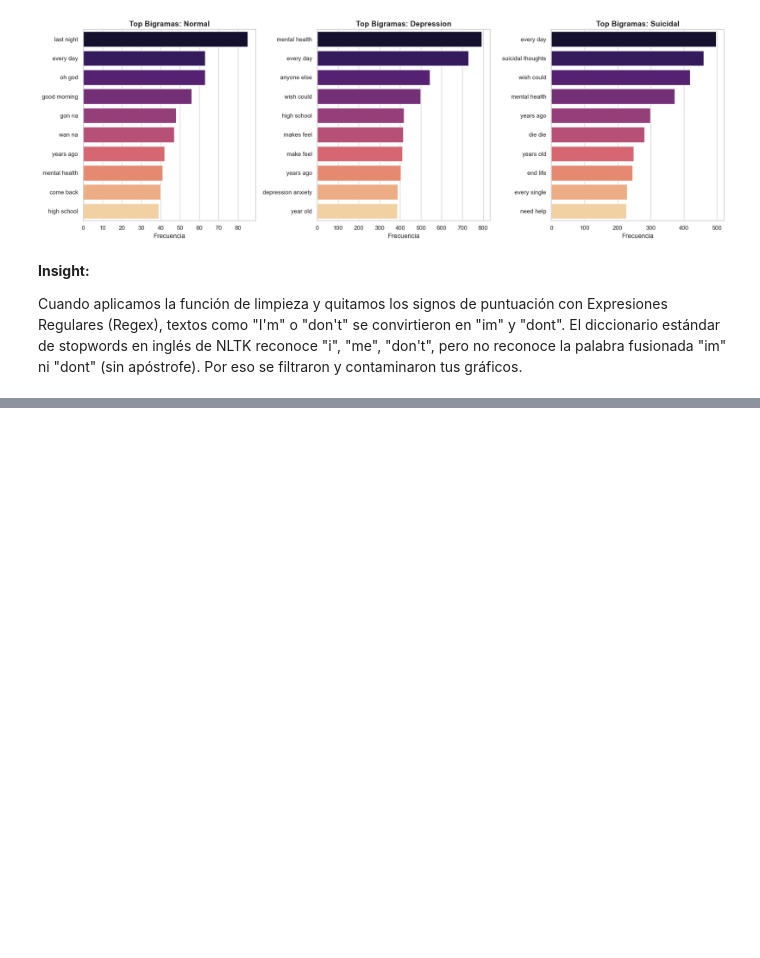
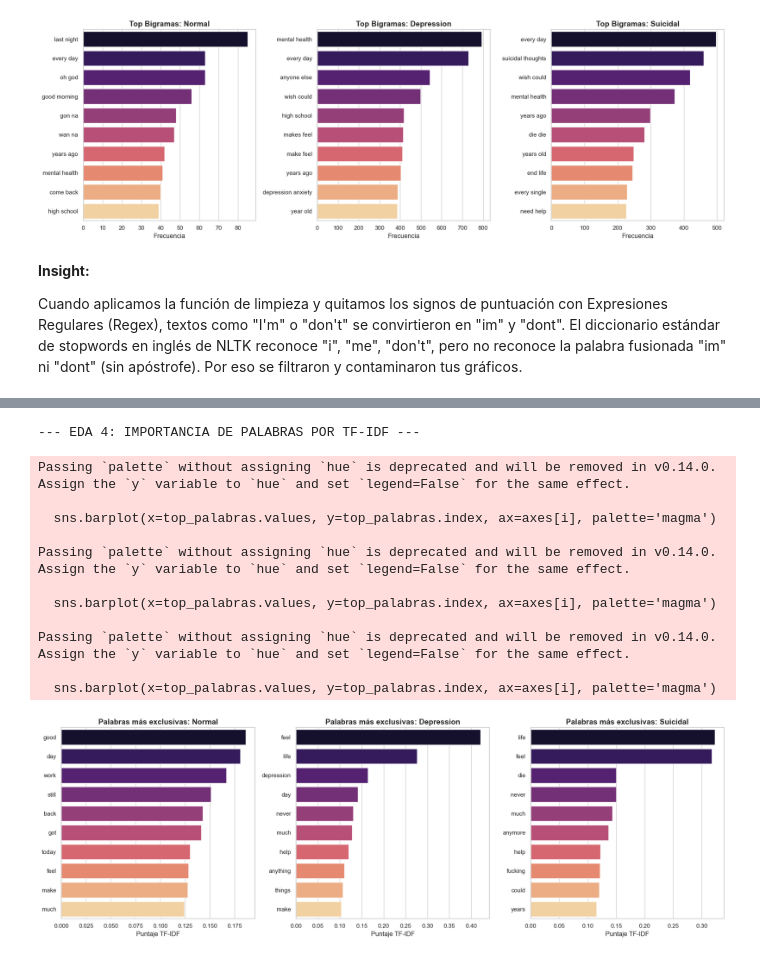
Before and after one commit to Nakamuros/1ACC0219-TP-TF-2026-01, a Jupyter notebook: TP_NLP.ipynb, the cells around one changed output, grey strips where cells are left out. Saved outputs shown, nothing was run; the diff lists cells and outputs as text; code cells hidden in the pictures; blank space fills up the shorter version.

```diff
--- a/TP_NLP.ipynb
+++ b/TP_NLP.ipynb
@@ -403,0 +450,42 @@ El dataset limpio con 39816 filas ha sido guardado como: mental_health_cleaned.c
+# %%
+from sklearn.feature_extraction.text import TfidfVectorizer
+
+print("--- EDA 4: IMPORTANCIA DE PALABRAS POR TF-IDF ---")
+
+textos_por_clase = df_top3.groupby('status')['texto_limpio'].apply(lambda x: ' '.join(x)).reset_index()
+
+# Aplicamos TF-IDF (calculando la importancia de las palabras)
+tfidf = TfidfVectorizer(max_features=1000)
+matriz_tfidf = tfidf.fit_transform(textos_por_clase['texto_limpio'])
+
+# Convertimos los resultados a un DataFrame para visualizar
+df_tfidf = pd.DataFrame(matriz_tfidf.toarray(), columns=tfidf.get_feature_names_out())
+df_tfidf.index = textos_por_clase['status']
+
+#  Graficamos el Top 10 de palabras exclusivas por clase
+fig, axes = plt.subplots(1, 3, figsize=(18, 6))
+
+for i, clase in enumerate(clases_top3):
+    top_palabras = df_tfidf.loc[clase].sort_values(ascending=False).head(10)
+
+    sns.barplot(x=top_palabras.values, y=top_palabras.index, ax=axes[i], palette='magma')
+    axes[i].set_title(f'Palabras más exclusivas: {clase}', fontsize=14, fontweight='bold')
+    axes[i].set_xlabel('Puntaje TF-IDF')
+    axes[i].set_ylabel('')
+
+plt.tight_layout()
+plt.show()
+# %% [output]
+--- EDA 4: IMPORTANCIA DE PALABRAS POR TF-IDF ---
+Passing `palette` without assigning `hue` is deprecated and will be removed in v0.14.0. Assign the `y` variable to `hue` and set `legend=False` for the same effect.
+
+  sns.barplot(x=top_palabras.values, y=top_palabras.index, ax=axes[i], palette='magma')
+
+Passing `palette` without assigning `hue` is deprecated and will be removed in v0.14.0. Assign the `y` variable to `hue` and set `legend=False` for the same effect.
+
+  sns.barplot(x=top_palabras.values, y=top_palabras.index, ax=axes[i], palette='magma')
+
+Passing `palette` without assigning `hue` is deprecated and will be removed in v0.14.0. Assign the `y` variable to `hue` and set `legend=False` for the same effect.
+
+  sns.barplot(x=top_palabras.values, y=top_palabras.index, ax=axes[i], palette='magma')
+[figure, added]
```
Also changed, not shown: parts of 5 cells of this notebook.
